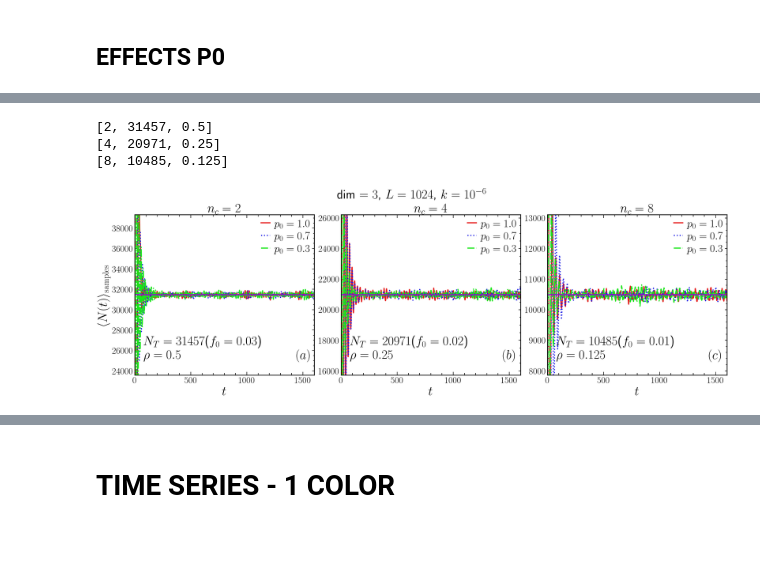
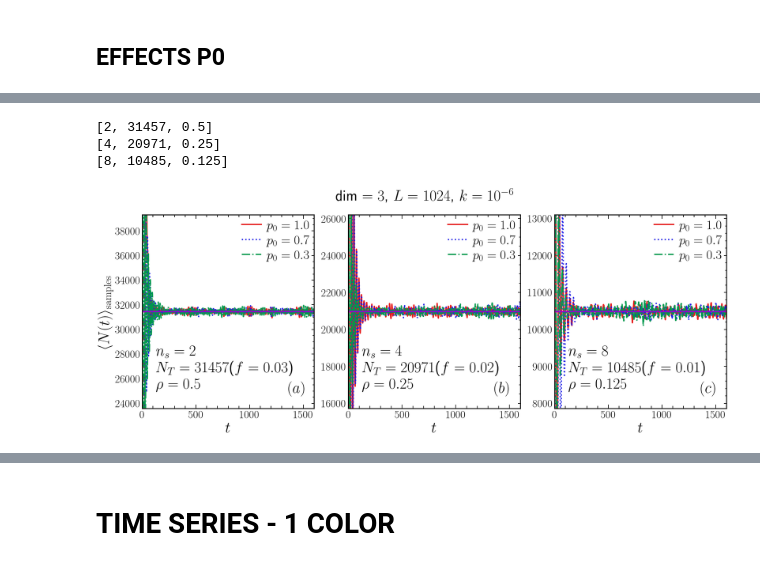
Before and after one commit to JuniorAlencar/self_organization_percolation, a Jupyter notebook: jupyter/TimeSeries_Analysis_3D.ipynb, the cells around one changed output, grey strips where cells are left out. Saved outputs shown, nothing was run; the diff lists cells and outputs as text; code cells hidden in the pictures; blank space fills up the shorter version.

```diff
--- a/jupyter/TimeSeries_Analysis_3D.ipynb
+++ b/jupyter/TimeSeries_Analysis_3D.ipynb
@@ -53,14 +53,14 @@ fs_labels_fig = 35
 fs_ticks = 23
 fs_title = 30
 colors = [
-    (0.9, 0.1, 0.1),
-    (0.1, 0.1, 0.9),
-    (0.1, 0.9, 0.1),
-    (1.0, 0.5, 0.0),
-    (0.8, 0.2, 0.8),
-    (0.2, 0.8, 0.8),
-    (1.0, 1.0, 0.0),
-    (0.6, 0.4, 0.2),
+    (0.90, 0.10, 0.10),  # red
+    (0.10, 0.10, 0.90),  # blue
+    (0.00, 0.60, 0.30),  # green
+    (0.95, 0.50, 0.00),  # orange
+    (0.65, 0.20, 0.75),  # purple
+    (0.00, 0.70, 0.70),  # teal
+    (0.55, 0.55, 0.00),  # olive
+    (0.45, 0.25, 0.10),  # brown
 ]
 
 # ==========================
@@ -111,13 +111,13 @@ for idx, a in enumerate(ax):
     a.set_xlabel(r"$t$",fontsize=fs_label)
     a.set_ylabel(label_y[idx],fontsize=fs_label)
     a.set_title(title[idx], fontsize=fs_title)
-    a.legend(fontsize=fs_legend)
+    a.legend(fontsize=fs_legend,  handlelength=1.5)
     a.tick_params(axis='y', which='major', labelleft=True)
     a.text(0.9, 0.10, labels_fig[idx], transform=a.transAxes , fontsize=fs_labels_fig)
     a.tick_params(axis='both', labelsize=fs_ticks)
 
 mantissa, exp = f"{k:.1e}".split("e")
-fig.suptitle(f"dim $= {dim}$, $L = {L}$, $N_T = {NT}$, $k=10^{{{int(exp)}}}$, $n_s = 1$", fontsize=25)
+fig.suptitle(f"dim $= {dim}$, $L = {L}$, $N_T = {NT}$, $k=10^{{{int(exp)}}}$, $n_s = 1$", fontsize=35)
 plt.savefig(results_folder + "/Multiple_p0.pdf")
 plt.show()
 # %% [output]
@@ -246,14 +251,14 @@ fs_ticks = 25
 fs_title = 35
 
 colors = [
-    (0.9, 0.1, 0.1),
-    (0.1, 0.1, 0.9),
-    (0.1, 0.9, 0.1),
-    (1.0, 0.5, 0.0),
-    (0.8, 0.2, 0.8),
-    (0.2, 0.8, 0.8),
-    (1.0, 1.0, 0.0),
-    (0.6, 0.4, 0.2),
+    (0.90, 0.10, 0.10),  # red
+    (0.10, 0.10, 0.90),  # blue
+    (0.00, 0.60, 0.30),  # green
+    (0.95, 0.50, 0.00),  # orange
+    (0.65, 0.20, 0.75),  # purple
+    (0.00, 0.70, 0.70),  # teal
+    (0.55, 0.55, 0.00),  # olive
+    (0.45, 0.25, 0.10),  # brown
 ]
 
 # ==========================
@@ -267,7 +272,8 @@ parms = [[2, int(f0_lst[0]*L**2), 1/2],[4, int(f0_lst[1]*L**2), 1/4], [8, int(f0
 pc = 0.24881182
 ls = ['solid', 'dotted', 'dashdot']
 base = 8
-fig, ax = plt.subplots(1, 3, figsize=(3*base, base), constrained_layout=True)
+fig, ax = plt.subplots(1, 3, figsize=(3*base, base), sharex=True)
+
 order_mean = 0
 for idx_nc, par in enumerate(parms):
     print(par)
@@ -284,40 +290,38 @@ for idx_nc, par in enumerate(parms):
         pt_mean = data["nt_mean"]
 
         ax[idx_nc].plot(time, pt_mean, lw=lw, ls=ls[idx], color=colors[idx], label=fr"$p_0 = {p0_val:.1f}$")
 
 title = [r'$n_c = 2$', r'$n_c = 4$', r'$n_c = 8$']
 labels_fig = [r'$(a)$', r'$(b)$', r'$(c)$']
 
 for idx, a in enumerate(ax):
+    ns = parms[idx][0]
     NT = parms[idx][1]
     rho = parms[idx][2]
 
     a.minorticks_on()
     a.tick_params(axis='y', which='major', left=True, right=True, labelleft=False, length=6)
     a.tick_params(axis='y', which='minor', left=True, right=True, labelleft=False, length=3)
     a.set_ylim(NT*0.75,1.25*NT)
     a.set_xlim(0, 1600)
     a.axhline(y=NT, color="darkviolet", lw=1.05*lw)
-
     a.set_xlabel(r"$t$",fontsize=fs_label)
-
-    a.set_title(title[idx], fontsize=fs_title)
-    a.legend(fontsize=fs_legend)
+    a.legend(fontsize=fs_legend, handlelength=1.5)
     a.tick_params(axis='y', which='major', labelleft=True)
-    a.text(0.9, 0.10, labels_fig[idx], transform=a.transAxes , fontsize=fs_labels_fig)
-    a.text(0.05, 0.10, f"$N_T = {NT}$($f_0 = {f0_lst[idx]}$)" + "\n" + f"$\\rho = {rho}$", transform=a.transAxes , fontsize=fs_labels_fig)
+    a.text(0.85, 0.08, labels_fig[idx], transform=a.transAxes , fontsize=fs_labels_fig)
+    a.text(0.08, 0.10,f"$n_s = {ns}$" +"\n" + f"$N_T = {NT}$($f = {f0_lst[idx]}$)" + "\n" + f"$\\rho = {rho}$", transform=a.transAxes , fontsize=fs_labels_fig)
     a.tick_params(axis='both', labelsize=fs_ticks)
 
 ax[0].set_ylabel(r'$\langle N(t) \rangle_{\mathrm{samples}}$',fontsize=fs_label)
 mantissa, exp = f"{k:.1e}".split("e")
 fig.suptitle(f"dim $= {dim}$, $L = {L}$, $k=10^{{{int(exp)}}}$", fontsize=35)
 plt.savefig(results_folder + f"/L_{L}_Nt_multiple_p0_ns.pdf")
 plt.show()
 # %% [output]
 [2, 31457, 0.5]
 [4, 20971, 0.25]
 [8, 10485, 0.125]
-[figure, old version]
+[figure, new version]
 # %%
 import matplotlib.pyplot as plt
 
```
Also changed, not shown: parts of 6 cells of this notebook, 13 other files.
